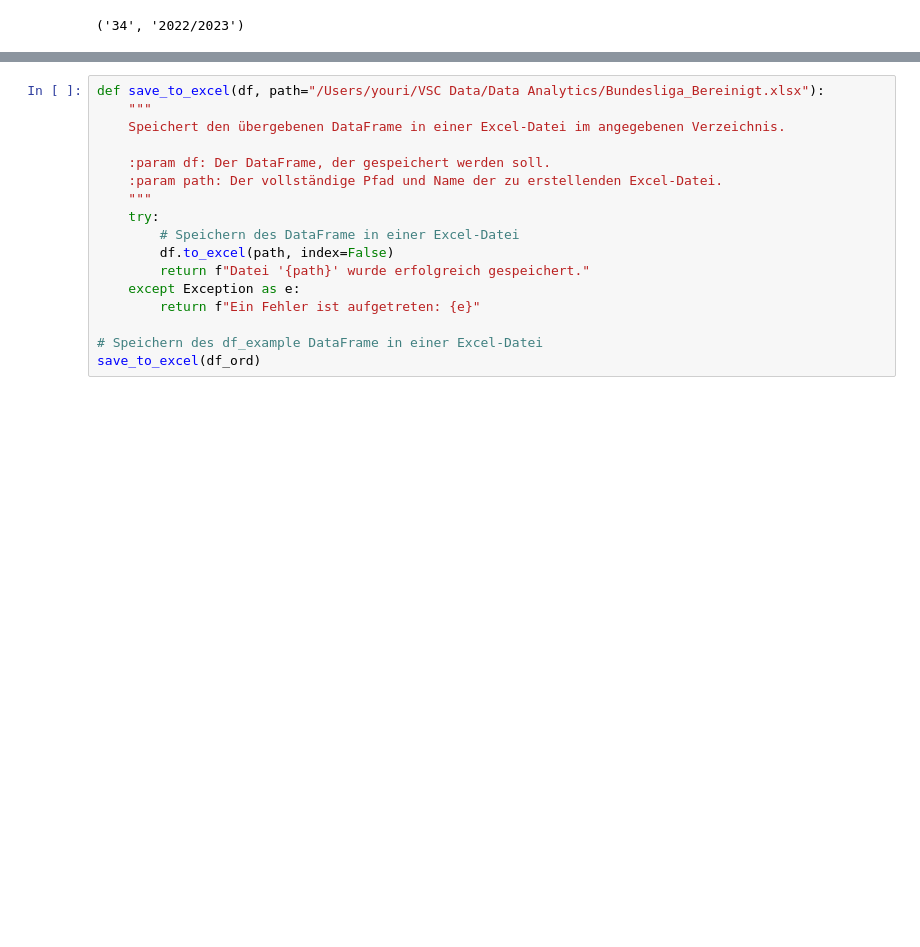
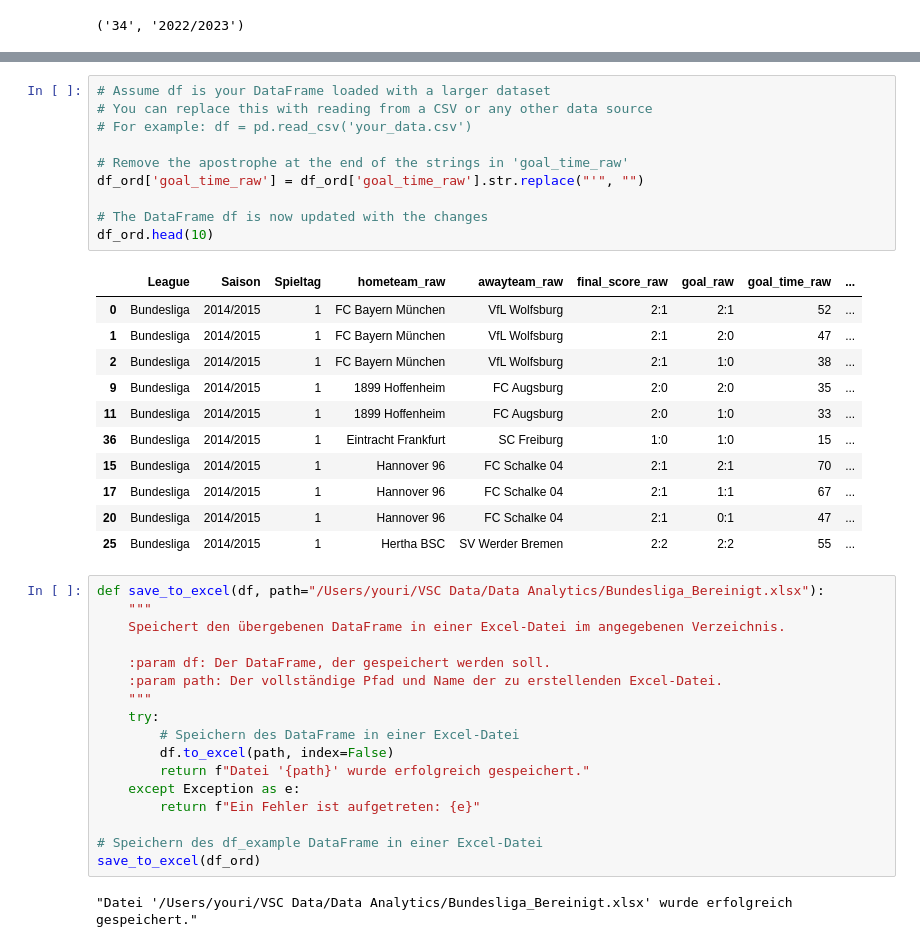
Before and after one commit to lederyou/Fussballdaten, a Jupyter notebook: Bundesliga/Bundesliga_bereinigen.ipynb, the cells around one changed output, grey strips where cells are left out. Cells and saved outputs as stored; diff of their text form; blank space fills up the shorter version.

```diff
--- a/Bundesliga/Bundesliga_bereinigen.ipynb
+++ b/Bundesliga/Bundesliga_bereinigen.ipynb
@@ -306,3 +287,25 @@ df_ord.head()
+# %%
+# Assume df is your DataFrame loaded with a larger dataset
+# You can replace this with reading from a CSV or any other data source
+# For example: df = pd.read_csv('your_data.csv')
+
+# Remove the apostrophe at the end of the strings in 'goal_time_raw'
+df_ord['goal_time_raw'] = df_ord['goal_time_raw'].str.replace("'", "")
+
+# The DataFrame df is now updated with the changes
+df_ord.head(10)
+# %% [output]
+|  | League | Saison | Spieltag | hometeam_raw | awayteam_raw | final_score_raw | goal_raw | goal_time_raw | ... |
+| 0 | Bundesliga | 2014/2015 | 1 | FC Bayern München | VfL Wolfsburg | 2:1 | 2:1 | 52 | ... |
+| 1 | Bundesliga | 2014/2015 | 1 | FC Bayern München | VfL Wolfsburg | 2:1 | 2:0 | 47 | ... |
+| 2 | Bundesliga | 2014/2015 | 1 | FC Bayern München | VfL Wolfsburg | 2:1 | 1:0 | 38 | ... |
+| 9 | Bundesliga | 2014/2015 | 1 | 1899 Hoffenheim | FC Augsburg | 2:0 | 2:0 | 35 | ... |
+| 11 | Bundesliga | 2014/2015 | 1 | 1899 Hoffenheim | FC Augsburg | 2:0 | 1:0 | 33 | ... |
+| 36 | Bundesliga | 2014/2015 | 1 | Eintracht Frankfurt | SC Freiburg | 1:0 | 1:0 | 15 | ... |
+| 15 | Bundesliga | 2014/2015 | 1 | Hannover 96 | FC Schalke 04 | 2:1 | 2:1 | 70 | ... |
+| 17 | Bundesliga | 2014/2015 | 1 | Hannover 96 | FC Schalke 04 | 2:1 | 1:1 | 67 | ... |
+| 20 | Bundesliga | 2014/2015 | 1 | Hannover 96 | FC Schalke 04 | 2:1 | 0:1 | 47 | ... |
+| 25 | Bundesliga | 2014/2015 | 1 | Hertha BSC | SV Werder Bremen | 2:2 | 2:2 | 55 | ... |
 # %%
 def save_to_excel(df, path="/Users/youri/VSC Data/Data Analytics/Bundesliga_Bereinigt.xlsx"):
     """
@@ -320,3 +323,5 @@ def save_to_excel(df, path="/Users/youri/VSC Data/Data Analytics/Bundesliga_Bere
 
 # Speichern des df_example DataFrame in einer Excel-Datei
 save_to_excel(df_ord)
+# %% [output]
+"Datei '/Users/youri/VSC Data/Data Analytics/Bundesliga_Bereinigt.xlsx' wurde erfolgreich gespeichert."
```
Also changed, not shown: parts of 8 cells of this notebook, 2 other files.
